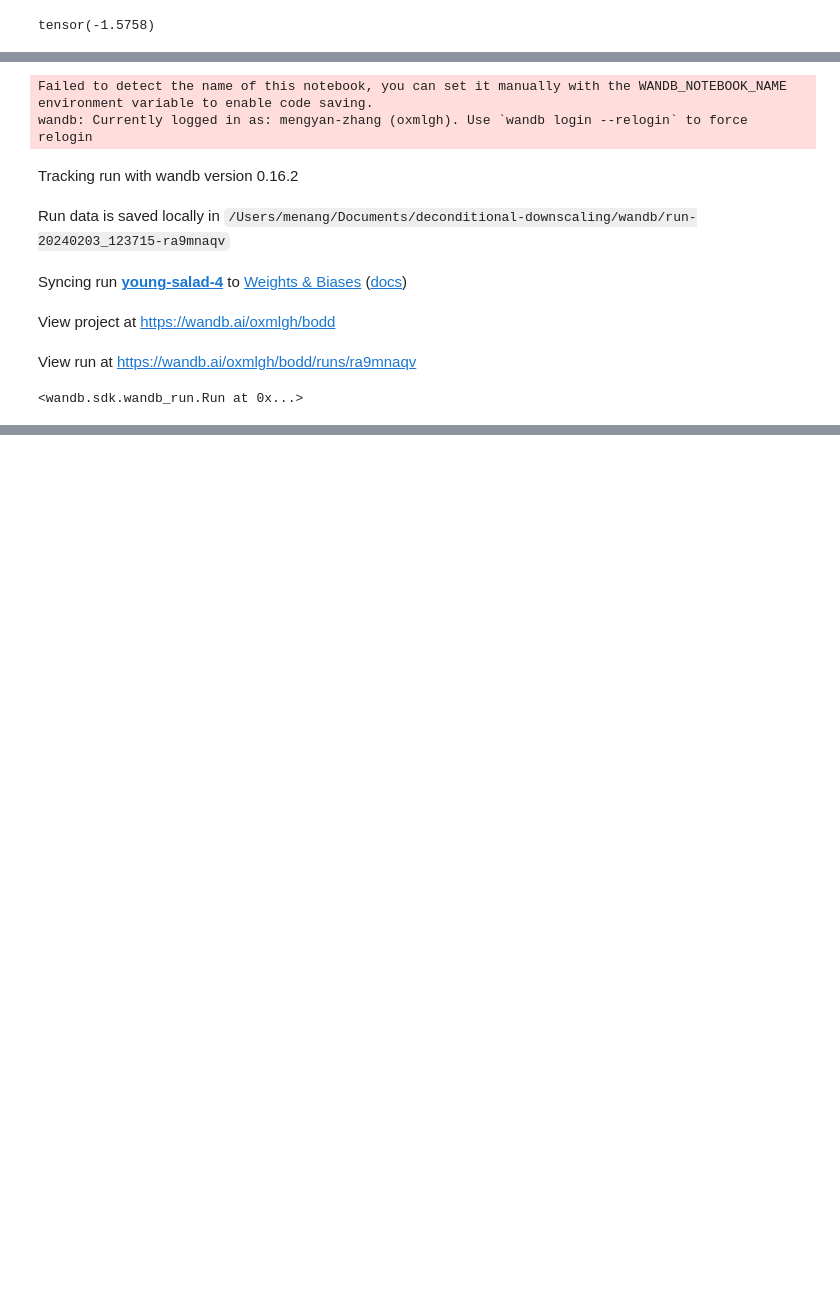
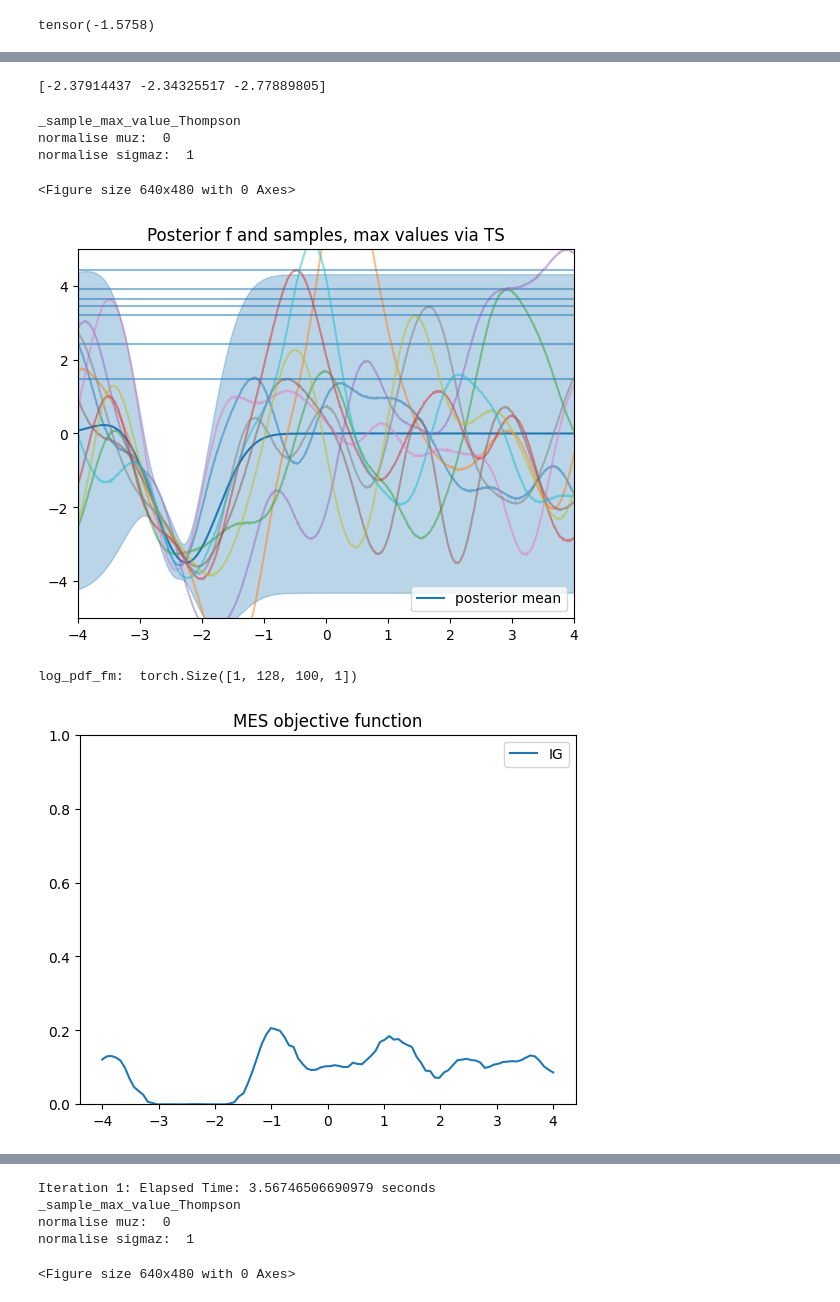
Before and after one commit to Mengyanz/deconditional-downscaling, a Jupyter notebook: simulation_sin_bag.ipynb, the cells around one changed output, grey strips where cells are left out. Cells and saved outputs as stored; diff of their text form; code cells hidden in the pictures; blank space fills up the shorter version.

```diff
--- a/simulation_sin_bag.ipynb
+++ b/simulation_sin_bag.ipynb
@@ -163,10 +172,10 @@ tensor(-1.4949)
 # %%
-from BO import BayesOpt_UCB, BayesOpt_Random, PES
+from BO import BayesOpt_UCB, BayesOpt_Random, PES, MES
 
 x_space = torch.tensor(np.linspace(a,b,100)).float() # np.linspace(1e-5,1-1e-5,100)
 y_space = torch.tensor(np.linspace(a,b,100)).float() # np.linspace(1e-5,1-1e-5,100)
 init_y_size = 3
-num_round = 20
+num_round = 15
 num_repeat = 5
 random_seeds = np.random.uniform(0,100, num_repeat)
 
@@ -174,12 +183,16 @@ pos_best_dict = {}
 
 xs = torch.from_numpy(xs).float()
 ys = torch.from_numpy(ys).float()
-# %% [output]
-Failed to detect the name of this notebook, you can set it manually with the WANDB_NOTEBOOK_NAME environment variable to enable code saving.
-wandb: Currently logged in as: mengyan-zhang (oxmlgh). Use `wandb login --relogin` to force relogin
-Tracking run with wandb version 0.16.2
-Run data is saved locally in /Users/menang/Documents/deconditional-downscaling/wandb/run-20240203_123715-ra9mnaqv
-Syncing run young-salad-4 to Weights & Biases (docs)
-View project at https://wandb.ai/oxmlgh/bodd
-View run at https://wandb.ai/oxmlgh/bodd/runs/ra9mnaqv
-<wandb.sdk.wandb_run.Run at 0x...>
+# %%
+num_repeat = 1
+agent_mes = MES(dataset1=[xs, ys], init_y_recs_size = init_y_size, y_space=y_space, x_space=x_space, f_oracle=func, g_oracle=g,num_round=num_round, num_repeat = num_repeat, cdf_dir='experiments/swiss_roll/config/exact_cmp.yaml', dump_dir='result/mes/', random_seeds=random_seeds)
+pos_best_dict['mes'] = agent_mes.simulation()
+# %% [output]
+[-2.37914437 -2.34325517 -2.77889805]
+_sample_max_value_Thompson
+normalise muz:  0
+normalise sigmaz:  1
+<Figure size 640x480 with 0 Axes>
+[figure, added]
+log_pdf_fm:  torch.Size([1, 128, 100, 1])
+[figure, added]
@@ -185,0 +200,5 @@ View run at https://wandb.ai/oxmlgh/bodd/runs/ra9mnaqv
+Iteration 1: Elapsed Time: 3.56746506690979 seconds
+_sample_max_value_Thompson
+normalise muz:  0
+normalise sigmaz:  1
+<Figure size 640x480 with 0 Axes>
```
Also changed, not shown: parts of 15 cells of this notebook, 4 other files.
